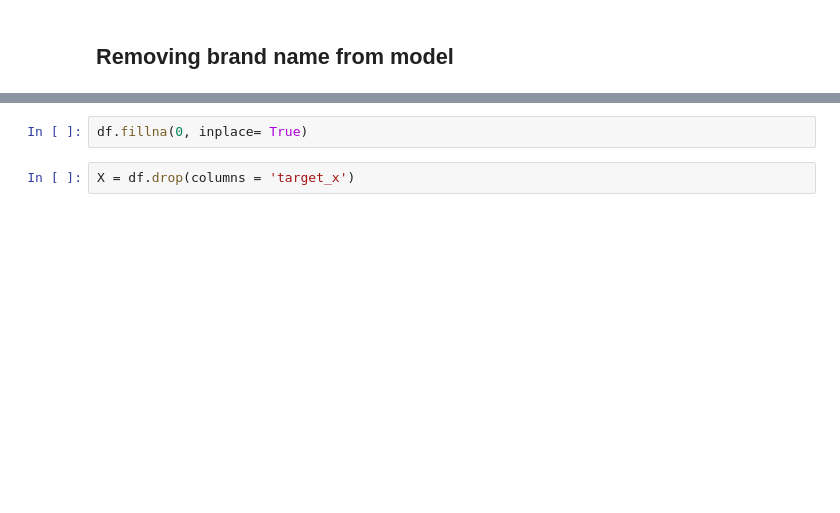
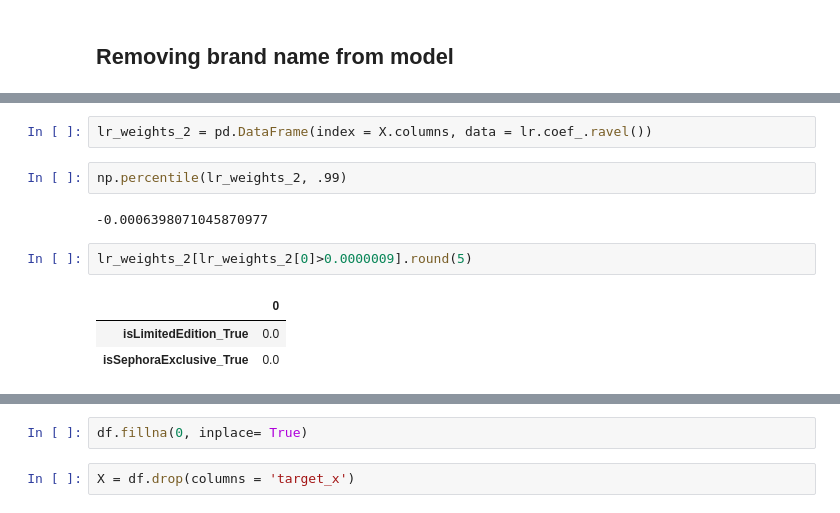
Before and after one commit to myo-kim/Sephora_API, a Jupyter notebook: Code/Modeling.ipynb, the cells around one changed output, grey strips where cells are left out. Drawn from its saved outputs; the diff is of its cells as text; blank space fills up the shorter version.

```diff
--- a/Code/Modeling.ipynb
+++ b/Code/Modeling.ipynb
@@ -209,0 +301,12 @@ Epoch 9/9
+# %%
+lr_weights_2 = pd.DataFrame(index = X.columns, data = lr.coef_.ravel())
+# %%
+np.percentile(lr_weights_2, .99)
+# %% [output]
+-0.0006398071045870977
+# %%
+lr_weights_2[lr_weights_2[0]>0.0000009].round(5)
+# %% [output]
+|  | 0 |
+| isLimitedEdition_True | 0.0 |
+| isSephoraExclusive_True | 0.0 |
```
Also changed, not shown: parts of 50 cells of this notebook.
